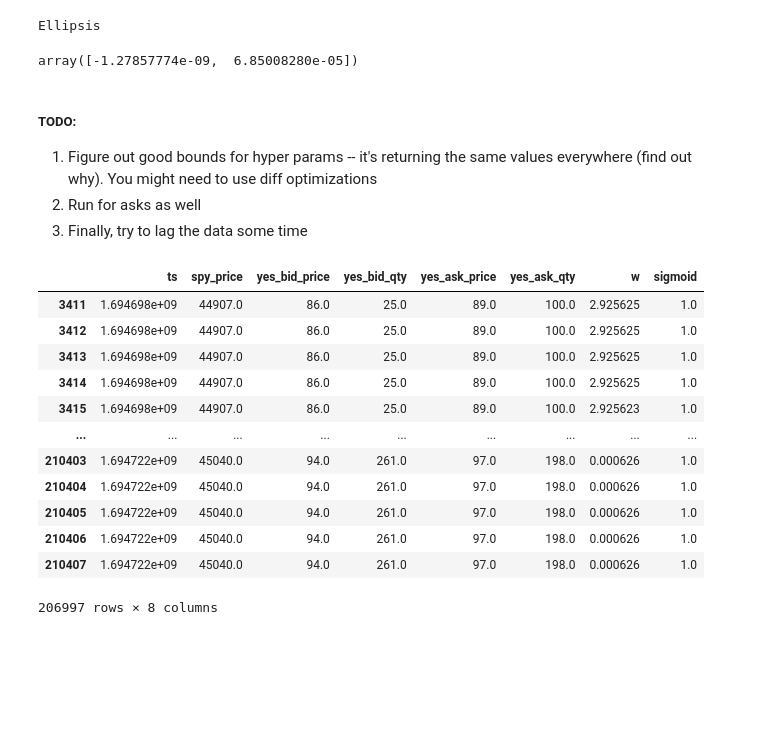
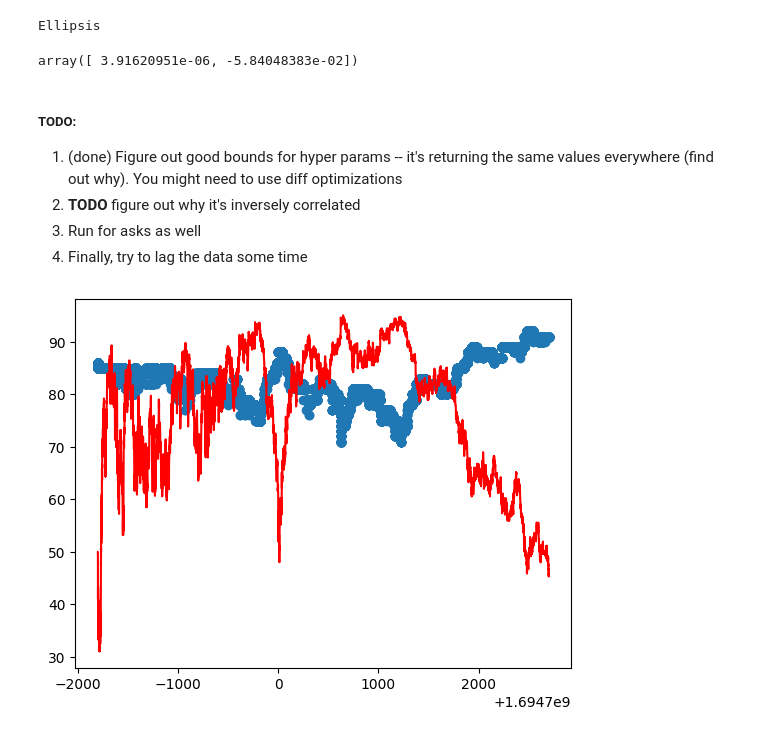
Before and after one commit to kamyarghiam/kalshi_bot, a Jupyter notebook: src/strategy/research/modeling/up_down_modeling.ipynb, the cells around one changed output. Drawn from its saved outputs; the diff is of its cells as text; code cells hidden in the pictures; blank space fills up the shorter version.

Commit message:
Take difference of initial price and spy price in sigmoid model

```diff
--- a/src/strategy/research/modeling/up_down_modeling.ipynb
+++ b/src/strategy/research/modeling/up_down_modeling.ipynb
@@ -64,7 +64,7 @@ def get_cdf_with_params(x):
     shift_up = 0
     """Minimization functions for the bids"""
     cdf['w'] = m * (close_time_unix - df.ts) + b
-    cdf['sigmoid'] = (1 / (1 + np.exp(-cdf.spy_price * cdf.w))) + shift_up
+    cdf['sigmoid'] = (1 / (1 + np.exp(-(start_day_price - cdf.spy_price) * cdf.w))) + shift_up
     return cdf
 
 def minimize_bids(x):
@@ -90,26 +90,19 @@ result = minimize(
 #     )
 result.x
 # %% [output]
-array([-1.27857774e-09,  6.85008280e-05])
+array([ 3.91620951e-06, -5.84048383e-02])
 # %% [markdown]
 ##### TODO:
 
-1. Figure out good bounds for hyper params -- it's returning the same values everywhere (find out why). You might need to use diff optimizations
-2. Run for asks as well
+1. (done) Figure out good bounds for hyper params -- it's returning the same values everywhere (find out why). You might need to use diff optimizations
+2. **TODO** figure out why it's inversely correlated
+3. Run for asks as well
 4. Finally, try to lag the data some time
-# %%
-get_cdf_with_params([-1.27857774e-09,  6.85008280e-05])
-# %% [output]
-|  | ts | spy_price | yes_bid_price | yes_bid_qty | yes_ask_price | yes_ask_qty | w | sigmoid |
-| 3411 | 1.694698e+09 | 44907.0 | 86.0 | 25.0 | 89.0 | 100.0 | 2.925625 | 1.0 |
-| 3412 | 1.694698e+09 | 44907.0 | 86.0 | 25.0 | 89.0 | 100.0 | 2.925625 | 1.0 |
-| 3413 | 1.694698e+09 | 44907.0 | 86.0 | 25.0 | 89.0 | 100.0 | 2.925625 | 1.0 |
-| 3414 | 1.694698e+09 | 44907.0 | 86.0 | 25.0 | 89.0 | 100.0 | 2.925625 | 1.0 |
-| 3415 | 1.694698e+09 | 44907.0 | 86.0 | 25.0 | 89.0 | 100.0 | 2.925623 | 1.0 |
-| ... | ... | ... | ... | ... | ... | ... | ... | ... |
-| 210403 | 1.694722e+09 | 45040.0 | 94.0 | 261.0 | 97.0 | 198.0 | 0.000626 | 1.0 |
-| 210404 | 1.694722e+09 | 45040.0 | 94.0 | 261.0 | 97.0 | 198.0 | 0.000626 | 1.0 |
-| 210405 | 1.694722e+09 | 45040.0 | 94.0 | 261.0 | 97.0 | 198.0 | 0.000626 | 1.0 |
-| 210406 | 1.694722e+09 | 45040.0 | 94.0 | 261.0 | 97.0 | 198.0 | 0.000626 | 1.0 |
-| 210407 | 1.694722e+09 | 45040.0 | 94.0 | 261.0 | 97.0 | 198.0 | 0.000626 | 1.0 |
-206997 rows × 8 columns
+# %%
+cdf_with_params = get_cdf_with_params(result.x)
+
+plt.plot(cdf_with_params.ts, cdf_with_params.sigmoid*100, color = 'red')
+plt.scatter(cdf_with_params.ts, cdf_with_params.yes_bid_price)
+plt.show()
+# %% [output]
+[figure, added]
```
